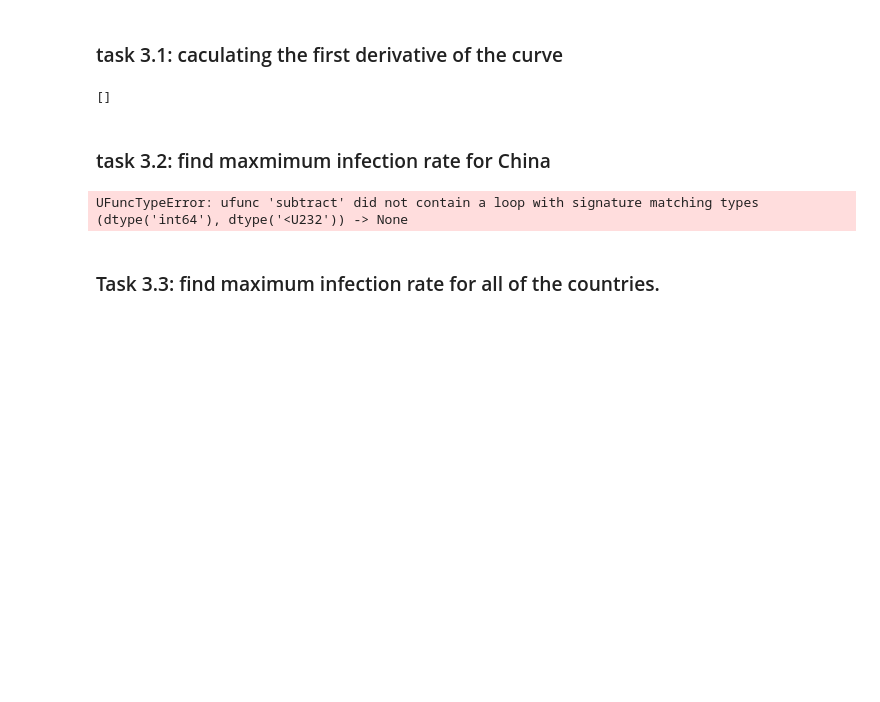
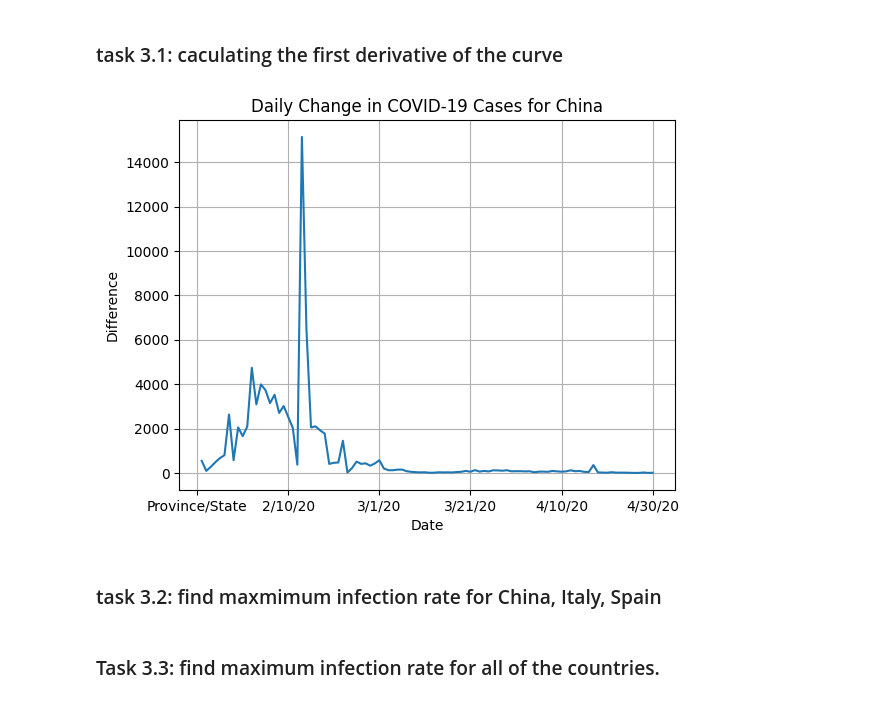
Before and after one commit to rasikasrimal/covid-19-data-analysis-using-python, a Jupyter notebook: covid19 data analysis notebook.ipynb, the cells around one changed output. Cells and saved outputs as stored; diff of their text form; code cells hidden in the pictures; blank space fills up the shorter version.

```diff
--- a/covid19 data analysis notebook.ipynb
+++ b/covid19 data analysis notebook.ipynb
@@ -108,34 +108,21 @@ corona_dataset_aggregated.loc['Italy'][1:].plot()
 [figure]
 # %% [markdown]
 ### task 3.1: caculating the first derivative of the curve
-# %%
-countries = list(corona_dataset_aggregated.index)
-max_infection_rates = []
-
-for c in countries:
-    try:
-        numeric_data = corona_dataset_aggregated.loc[c]
-        if numeric_data.dtype == 'int64' or numeric_data.dtype == 'float64':
-            max_data_infection_rate = numeric_data.diff().max()
-            max_infection_rates.append(max_data_infection_rate)
-    except Exception as e:
-        print(f"Error processing data for {c}: {e}")
-
-max_infection_rates
-# %% [output]
-[]
+# %%
+# Convert columns to numeric type
+corona_dataset_aggregated = corona_dataset_aggregated.apply(pd.to_numeric, errors='coerce')
+
+corona_dataset_aggregated.fillna(method='ffill', inplace=True)
+corona_dataset_aggregated.loc['China'].diff().plot()
+
+
+plt.xlabel('Date')
+plt.ylabel('Difference')
+plt.title('Daily Change in COVID-19 Cases for China')
+
+plt.grid(True)
+plt.show()
+# %% [output]
+[figure, added]
 # %% [markdown]
-### task 3.2: find maxmimum infection rate for China
+### task 3.2: find maxmimum infection rate for China, Italy, Spain
-# %%
-# Access the row corresponding to China
-china_data = corona_dataset_aggregated.loc['China']
-
-# Calculate the difference between consecutive dates to find daily increase in cases
-china_daily_increase = china_data.diff()
-
-# Find the maximum infection rate for China
-max_infection_rate_china = china_daily_increase.max()
-
-print("Maximum infection rate for China:", max_infection_rate_china)
-# %% [output]
-UFuncTypeError: ufunc 'subtract' did not contain a loop with signature matching types (dtype('int64'), dtype('<U232')) -> None
```
Also changed, not shown: parts of 4 cells of this notebook.
